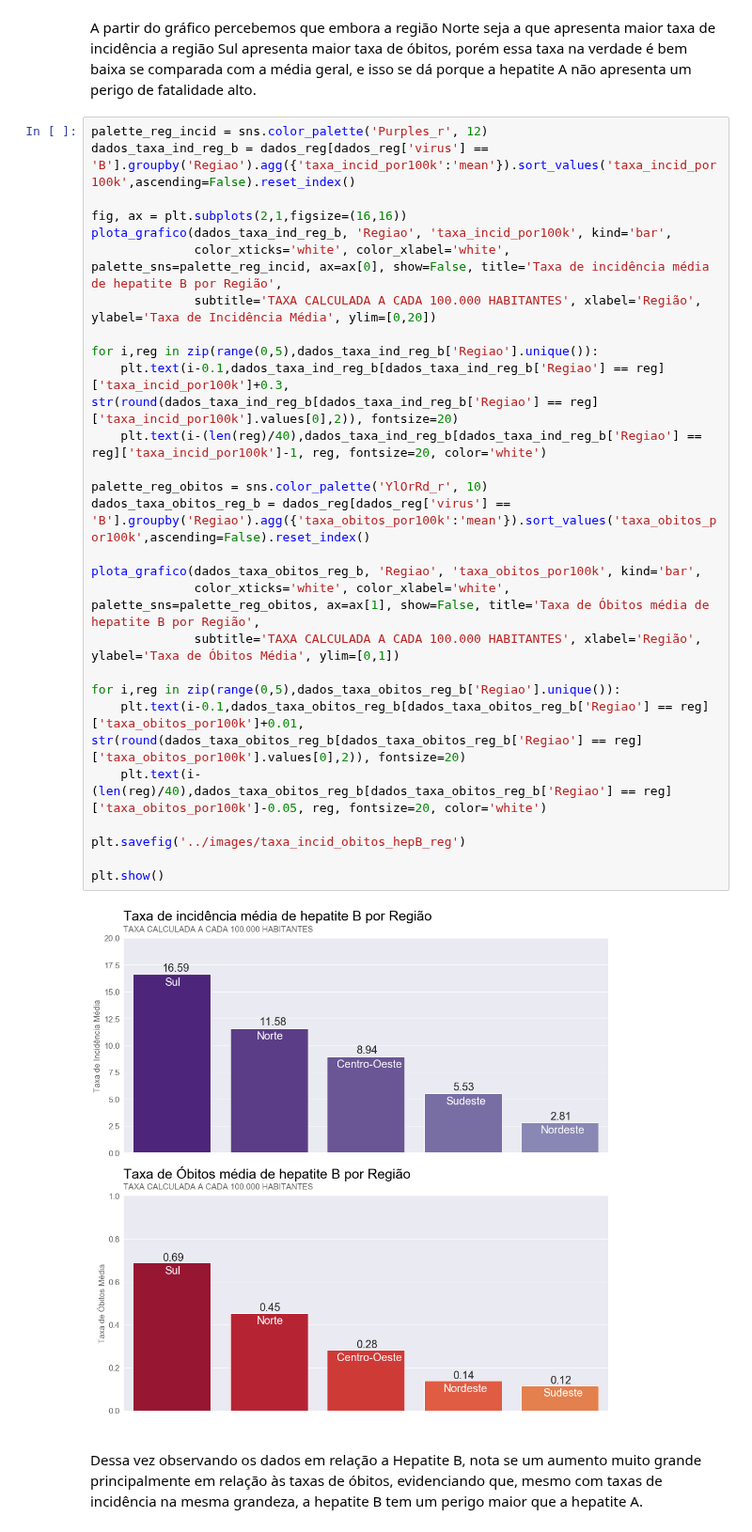
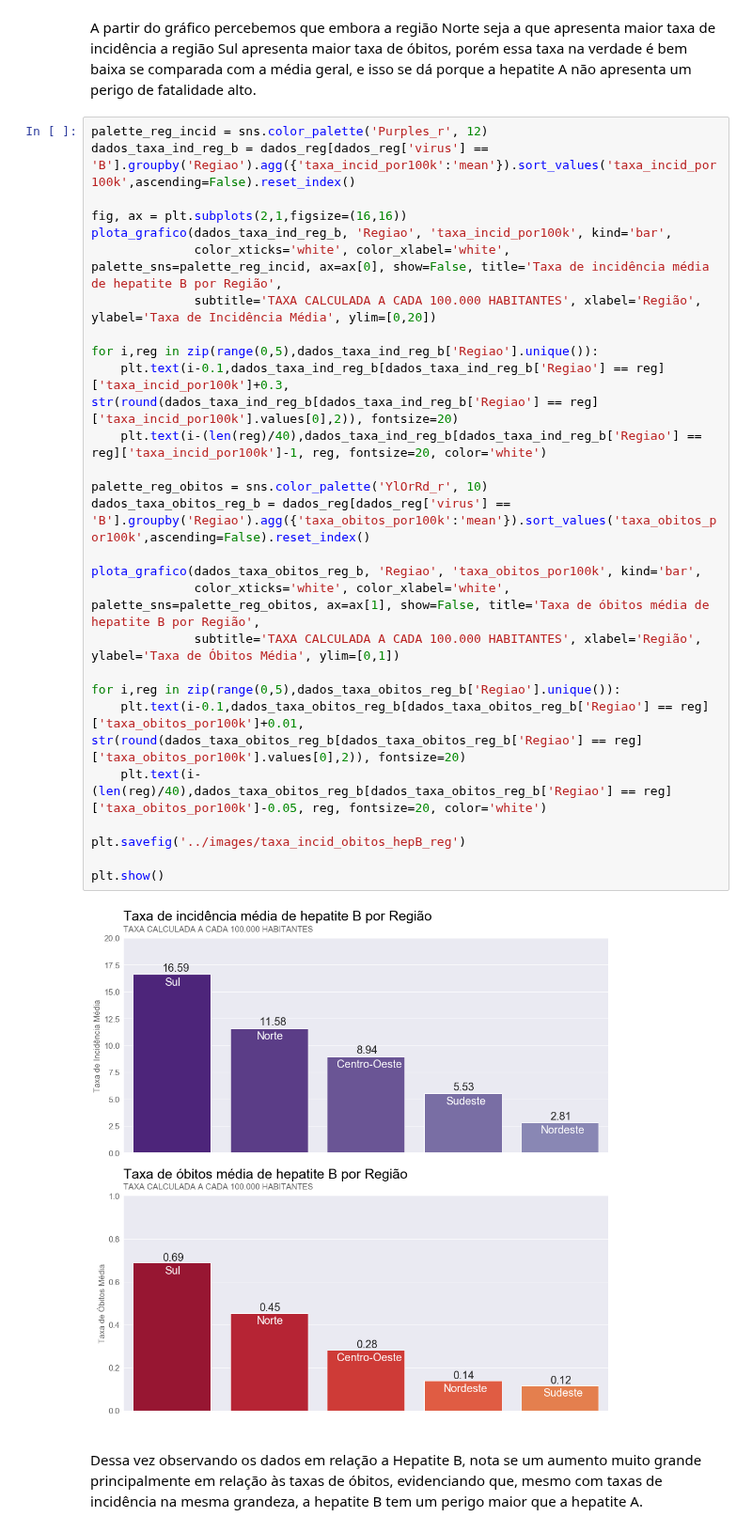
Before and after one commit to PedroHCAlmeida/projeto_um_mal_silencioso, a Jupyter notebook: notebooks/Analise_final.ipynb, the cells around one changed output. Shown at 94% size. Cells and saved outputs as stored; diff of their text form.

```diff
--- a/notebooks/Analise_final.ipynb
+++ b/notebooks/Analise_final.ipynb
@@ -539,32 +539,32 @@ A partir do gráfico percebemos que embora a região Norte seja a que apresenta
 # %%
 palette_reg_incid = sns.color_palette('Purples_r', 12)
 dados_taxa_ind_reg_b = dados_reg[dados_reg['virus'] == 'B'].groupby('Regiao').agg({'taxa_incid_por100k':'mean'}).sort_values('taxa_incid_por100k',ascending=False).reset_index()
 
 fig, ax = plt.subplots(2,1,figsize=(16,16))
 plota_grafico(dados_taxa_ind_reg_b, 'Regiao', 'taxa_incid_por100k', kind='bar',
               color_xticks='white', color_xlabel='white', palette_sns=palette_reg_incid, ax=ax[0], show=False, title='Taxa de incidência média de hepatite B por Região',
               subtitle='TAXA CALCULADA A CADA 100.000 HABITANTES', xlabel='Região', ylabel='Taxa de Incidência Média', ylim=[0,20])
 
 for i,reg in zip(range(0,5),dados_taxa_ind_reg_b['Regiao'].unique()):
     plt.text(i-0.1,dados_taxa_ind_reg_b[dados_taxa_ind_reg_b['Regiao'] == reg]['taxa_incid_por100k']+0.3, str(round(dados_taxa_ind_reg_b[dados_taxa_ind_reg_b['Regiao'] == reg]['taxa_incid_por100k'].values[0],2)), fontsize=20)
     plt.text(i-(len(reg)/40),dados_taxa_ind_reg_b[dados_taxa_ind_reg_b['Regiao'] == reg]['taxa_incid_por100k']-1, reg, fontsize=20, color='white')
 
 palette_reg_obitos = sns.color_palette('YlOrRd_r', 10)
 dados_taxa_obitos_reg_b = dados_reg[dados_reg['virus'] == 'B'].groupby('Regiao').agg({'taxa_obitos_por100k':'mean'}).sort_values('taxa_obitos_por100k',ascending=False).reset_index()
 
 plota_grafico(dados_taxa_obitos_reg_b, 'Regiao', 'taxa_obitos_por100k', kind='bar',
-              color_xticks='white', color_xlabel='white', palette_sns=palette_reg_obitos, ax=ax[1], show=False, title='Taxa de Óbitos média de hepatite B por Região',
+              color_xticks='white', color_xlabel='white', palette_sns=palette_reg_obitos, ax=ax[1], show=False, title='Taxa de óbitos média de hepatite B por Região',
               subtitle='TAXA CALCULADA A CADA 100.000 HABITANTES', xlabel='Região', ylabel='Taxa de Óbitos Média', ylim=[0,1])
 
 for i,reg in zip(range(0,5),dados_taxa_obitos_reg_b['Regiao'].unique()):
     plt.text(i-0.1,dados_taxa_obitos_reg_b[dados_taxa_obitos_reg_b['Regiao'] == reg]['taxa_obitos_por100k']+0.01, str(round(dados_taxa_obitos_reg_b[dados_taxa_obitos_reg_b['Regiao'] == reg]['taxa_obitos_por100k'].values[0],2)), fontsize=20)
     plt.text(i-(len(reg)/40),dados_taxa_obitos_reg_b[dados_taxa_obitos_reg_b['Regiao'] == reg]['taxa_obitos_por100k']-0.05, reg, fontsize=20, color='white')
 
 plt.savefig('../images/taxa_incid_obitos_hepB_reg')
 
 plt.show()
 # %% [output]
-[figure, old version]
+[figure, new version]
 # %% [markdown]
 Dessa vez observando os dados em relação a Hepatite B, nota se um aumento muito grande principalmente em relação às taxas de óbitos, evidenciando que, mesmo com taxas de incidência na mesma grandeza, a hepatite B tem um perigo maior que a hepatite A.
 # %%
```
Also changed, not shown: parts of 1 cell of this notebook.
